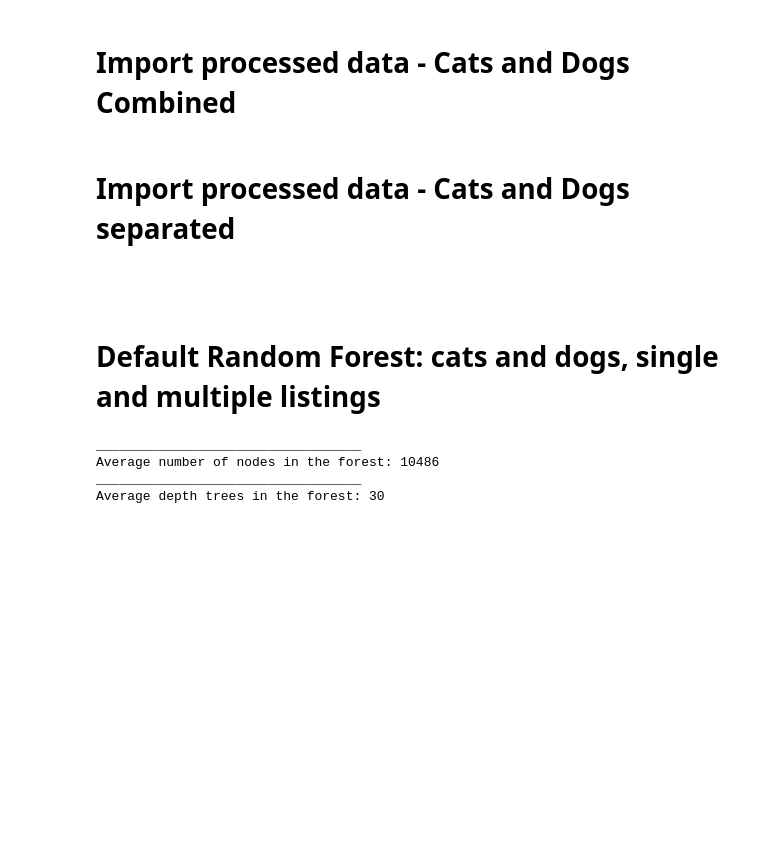
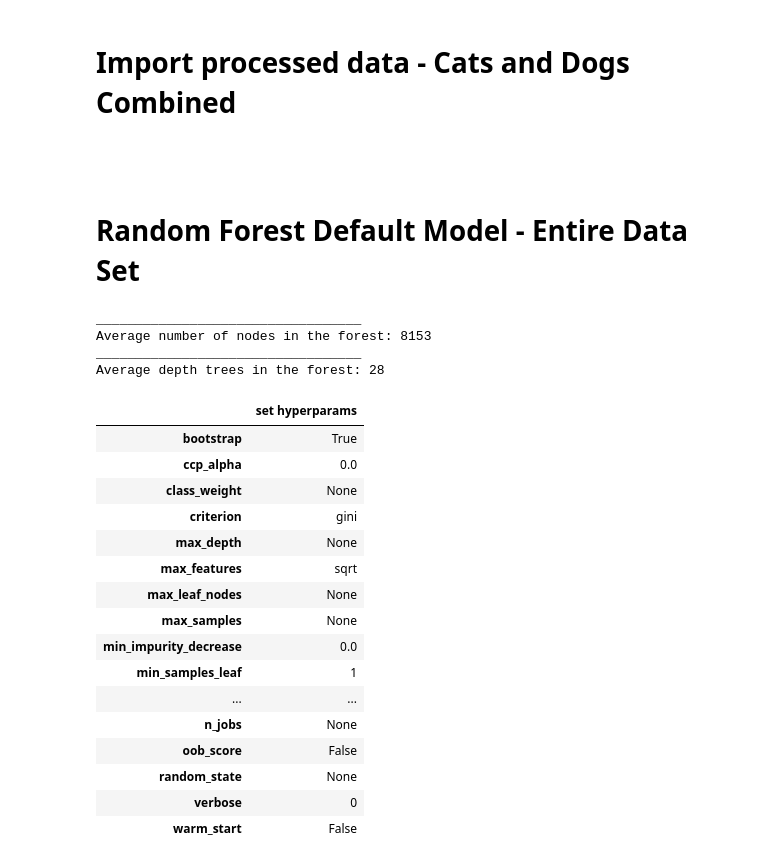
Before and after one commit to LanaCasselmann/ds_capstone_pet_adoptability, a Jupyter notebook: notebooks/forests.ipynb, the cells around one changed output. Cells and saved outputs as stored; diff of their text form; code cells hidden in the pictures; blank space fills up the shorter version.

```diff
--- a/notebooks/forests.ipynb
+++ b/notebooks/forests.ipynb
@@ -37,40 +37,57 @@ y_test = pd.read_csv('../data/petfinder-adoption-prediction/train/y_test.csv')
 # turn target df into 1D-array
 y_train = y_train.values.ravel()
 y_test = y_test.values.ravel()
-# %% [markdown]
-# Import processed data - Cats and Dogs separated
 # %% [markdown]
 #
-# %% [markdown]
-# Default Random Forest: cats and dogs, single and multiple listings
+# %% [markdown]
+# Random Forest Default Model - Entire Data Set
 # %%
 # instantiate and fit the default RFC on all features
-rf_def_all = RandomForestClassifier()
-rf_def_all.fit(X_train, y_train)
+rf_def = RandomForestClassifier()
+rf_def.fit(X_train, y_train)
 
 # predict target
-rf_def_all_y_train_pred = rf_def_all.predict(X_train)
-rf_def_all_y_test_pred = rf_def_all.predict(X_test)
+rf_def_y_train_pred = rf_def_all.predict(X_train)
+rf_def_y_test_pred = rf_def_all.predict(X_test)
 
 # Average number of nodes and depths of trees in the forest
 n_nodes = []
 depths = []
 
-for single_tree in rf_def_all.estimators_:
+for single_tree in rf_def.estimators_:
     n_nodes.append(single_tree.tree_.node_count)
     depths.append(single_tree.tree_.max_depth)
 
 print('__________________________________')
 print(f'Average number of nodes in the forest: {int(np.mean(n_nodes))}')
 print('__________________________________')
 print(f'Average depth trees in the forest: {int(np.mean(depths))}')
 print(' ')
 print(' ')
+
+model_hyperparams(rf_def)
 # %% [output]
 __________________________________
-Average number of nodes in the forest: 10486
+Average number of nodes in the forest: 8153
 __________________________________
-Average depth trees in the forest: 30
+Average depth trees in the forest: 28
+|  | set hyperparams |
+| bootstrap | True |
+| ccp_alpha | 0.0 |
+| class_weight | None |
+| criterion | gini |
+| max_depth | None |
+| max_features | sqrt |
+| max_leaf_nodes | None |
+| max_samples | None |
+| min_impurity_decrease | 0.0 |
+| min_samples_leaf | 1 |
+| ... | ... |
+| n_jobs | None |
+| oob_score | False |
+| random_state | None |
+| verbose | 0 |
+| warm_start | False |
 # %%
 # Metrics predicting Train-Target
 print('*** Model Evaluation: Predicting Train-Labels ***')
```
Also changed, not shown: parts of 10 cells of this notebook, 1 other file.
